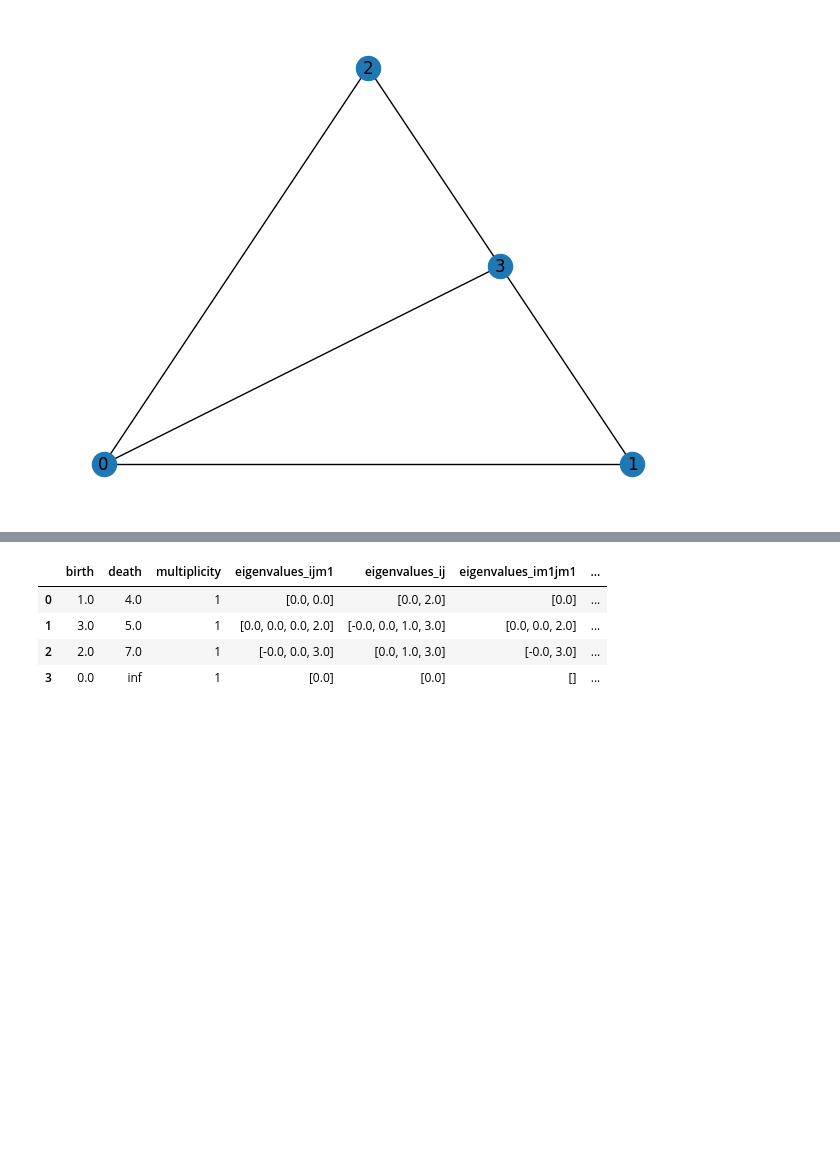
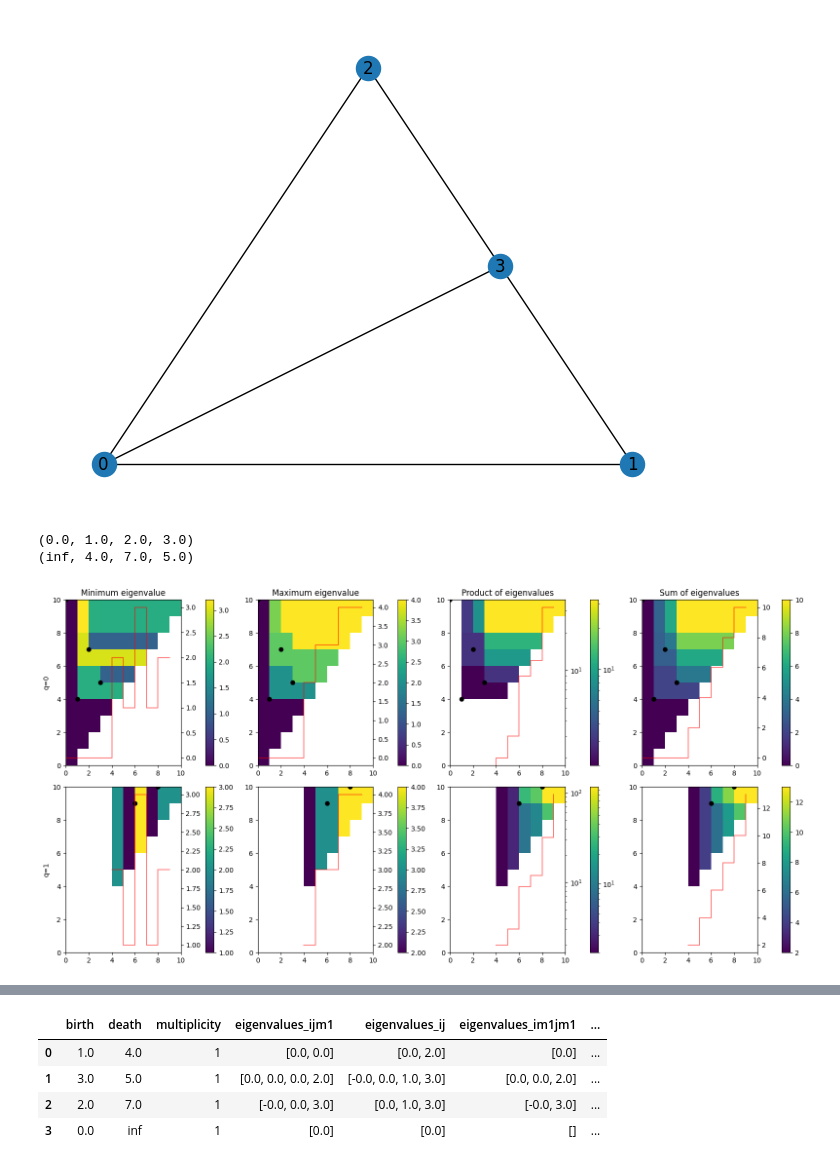
Before and after one commit to siroj99/Master_thesis, a Jupyter notebook: code/laplacians.ipynb, the cells around one changed output, grey strips where cells are left out. Drawn from its saved outputs; the diff is of its cells as text; code cells hidden in the pictures; blank space fills up the shorter version.

```diff
--- a/code/laplacians.ipynb
+++ b/code/laplacians.ipynb
@@ -14,26 +19,52 @@ from Ren_Functions import *
 # %%
-def create_cycle(n, start_n = 0):
+def create_cycle(n, overlap = 0, start_n=0, overlap_start = 0):
     simplices = []
     for v_i in range(n):
-        simplices.append(([v_i+start_n], 0))
-        simplices.append(([v_i+start_n, (v_i+1)%n+start_n], 1))
+        if v_i < overlap:
+            simplices.append(([v_i+overlap_start], 0))
+            if v_i + 1 == overlap:
+                simplices.append(([v_i+overlap_start, start_n], 1))
+            else:
+                simplices.append(([v_i+overlap_start, v_i+overlap_start+1], 1))
+        elif v_i < n-1:
+            simplices.append(([v_i+start_n-overlap], 0))
+            simplices.append(([v_i+start_n-overlap, v_i+1+start_n-overlap], 1))
+        else:
+            simplices.append(([v_i+start_n-overlap], 0))
+            # If you started with overlap, go to overlap_start. Otherwise go to start_n.
+            simplices.append(([v_i+start_n-overlap, start_n*(overlap==0)+overlap_start*(overlap > 0)], 1))
     return simplices
 
 
 # Drawn
 simplices = [([0], 0), ([1], 1), ([2], 2), ([3], 3), ([1,0], 4), ([0,3], 5), ([1,3], 6), ([2,3], 7), ([0,2], 8), ([0,1,3], 9)]#, ([0,2,3], 10)]
+# simplices = [([0], 0), ([1], 1), ([2], 2), ([3], 3), ([1,0], 4), ([0,3], 8), ([1,3], 10), ([2,3], 10.1), ([0,2], 12), ([0,1,3], 12.5)]
 
-# Test
+# Ren paper
 # simplices = [([0], 0), ([1], 0), ([2], 0), ([3], 0), ([0,2], 1), ([0,3], 1), ([2,3], 1), ([0,1], 2), ([0,2,3], 3)]
 
 # Drawn new
 # simplices = [([0], 0), ([1], 0), ([2], 0), ([3], 1), ([0,1], 2), ([1,2], 2), ([2,3], 2), ([0,2], 3), ([0,3], 3), ([4], 4), ([2,4], 5), ([3,4], 5), ([0,1,2], 6), ([2,3,4], 7)]#, ([0,2,3], 8)]
 
+# Test easy
+# simplices = [([0], 0), ([1], 0), ([2], 0), ([0,1], 0), ([0,2], 0), ([1,2], 0),
+#              ([3], 1), ([2,3], 1), ([1,3], 1), ([0,1,2], 1), ([1,2,3], 1)]
+
+# Test hard
+# simplices = [([0], 0), ([1], 0), ([2], 0), ([3], 0), ([0,1], 0), ([0,2], 0), ([1,3], 0), ([2,3], 0),
+#               ([1,2], 1),  ([0,1,2], 1), ([1,2,3], 1)]
+
 # Cycles
-# x = 2
-# y = 2
-# overlap = 1
-# simplices = create_cycle(x) + create_cycle(y, start_n=x-overlap)
+x = 4
+y = 4
+z = 4
+x4 = 5
+overlap = 3
+# Three cycles added in order x->y->z, with x and z not connected.
+# simplices = create_cycle(x) + create_cycle(y, start_n=x, overlap=overlap, overlap_start=x-overlap) + create_cycle(z, start_n=x+y-overlap, overlap=overlap, overlap_start=x+y-2*overlap)
+# Three cycles added with all of them connecting on overlap vertices.
+# simplices = create_cycle(x) + create_cycle(y, start_n=x, overlap=overlap) + create_cycle(z, start_n=x+y-overlap, overlap=overlap)
+# simplices = create_cycle(x) + create_cycle(y, start_n=x, overlap=overlap) + create_cycle(z, start_n=x+y-overlap, overlap=overlap)+ create_cycle(x4, start_n=x+y+z-2*overlap, overlap=overlap)
 # simplices.append(([7], 0))
 # simplices.append(([6,7], 1))
 # simplices = create_cycle(7)
@@ -59,6 +90,19 @@ for s in f:
 nx.draw_planar(G, with_labels=True)
 # %% [output]
 [figure]
+# %%
+p = d.cohomology_persistence(f, 47, True)
+dgms = d.init_diagrams(p, f)
+barcodes = [[(p.birth, p.death) for p in dgms[q]] for q in range(len(dgms))]
+for k in zip(*barcodes[0]):
+    print(k)
+# %% [output]
+(0.0, 1.0, 2.0, 3.0)
+(inf, 4.0, 7.0, 5.0)
+# %%
+eigenvalues, relevant_times, fig, ax = plot_persistent_Laplacian_eigenvalues(f, lambda x: 1)
+# %% [output]
+[figure, added]
 # %%
 def weight_fun(x):
     v = x.split(",")
```
Also changed, not shown: parts of 20 cells of this notebook, 1 other file.
